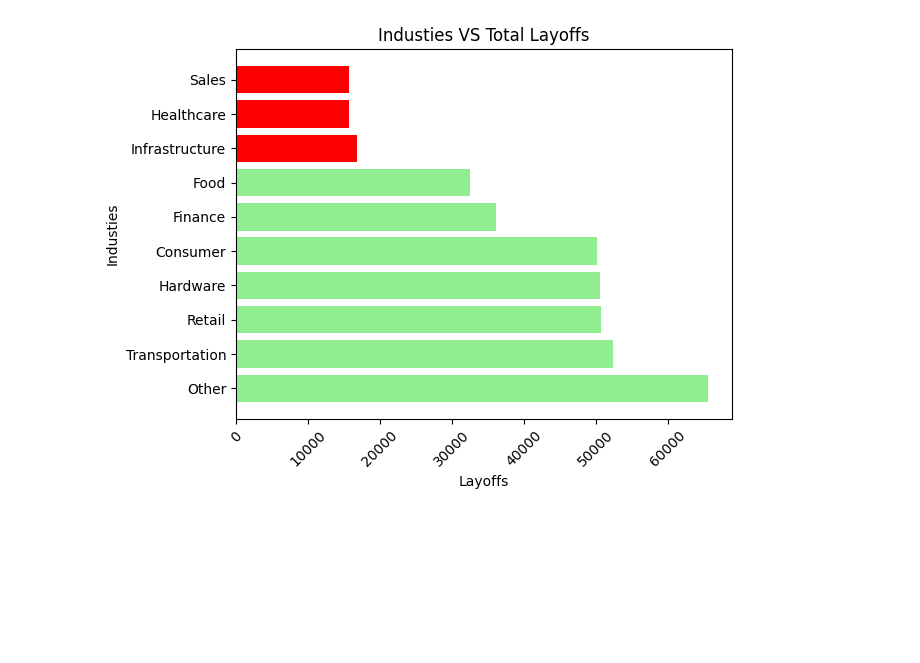
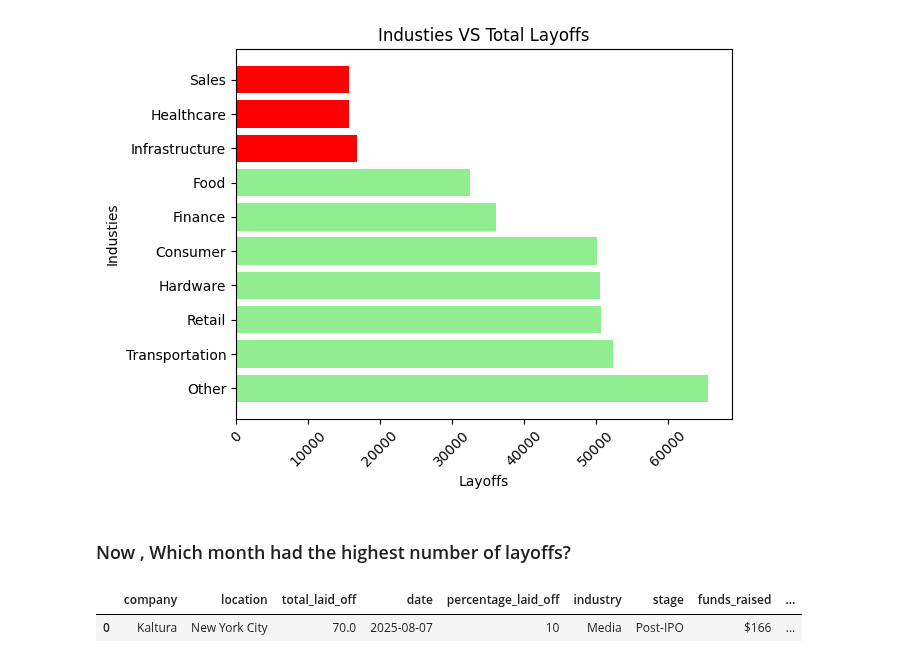
Before and after one commit to neerajcodes888/Recent-Layoffs-Case-Study, a Jupyter notebook: study.ipynb, the cells around one changed output. Drawn from its saved outputs; the diff is of its cells as text; code cells hidden in the pictures; blank space fills up the shorter version.

```diff
--- a/study.ipynb
+++ b/study.ipynb
@@ -289,3 +289,10 @@ plt.ylabel('Industries')
 # %% [output]
 Text(0, 0.5, 'Industies')
 [figure]
+# %% [markdown]
+### Now ,  Which month had the highest number of layoffs?
+# %%
+data.head(1)
+# %% [output]
+|  | company | location | total_laid_off | date | percentage_laid_off | industry | stage | funds_raised | ... |
+| 0 | Kaltura | New York City | 70.0 | 2025-08-07 | 10 | Media | Post-IPO | $166 | ... |
```
Also changed, not shown: parts of 5 cells of this notebook.
